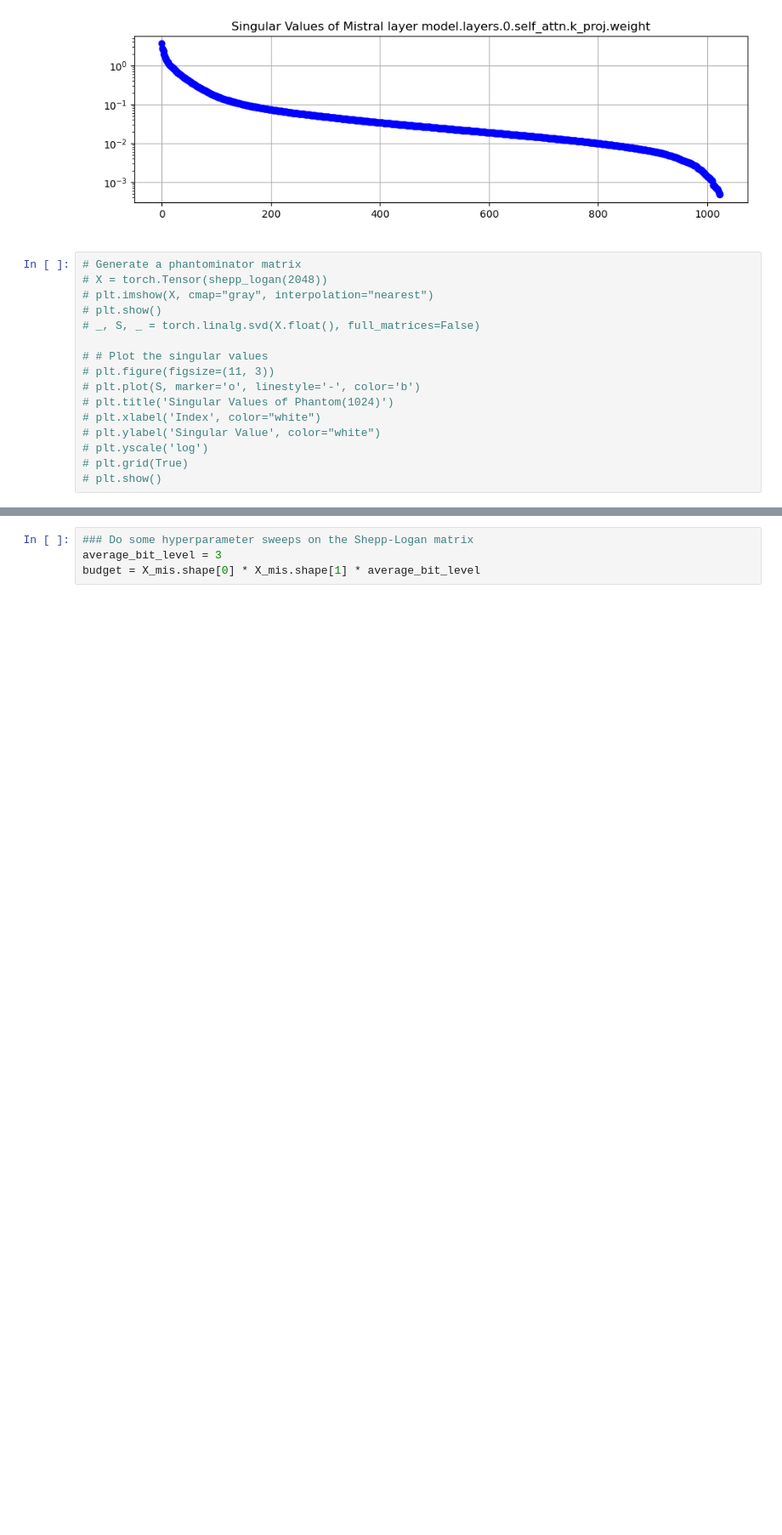
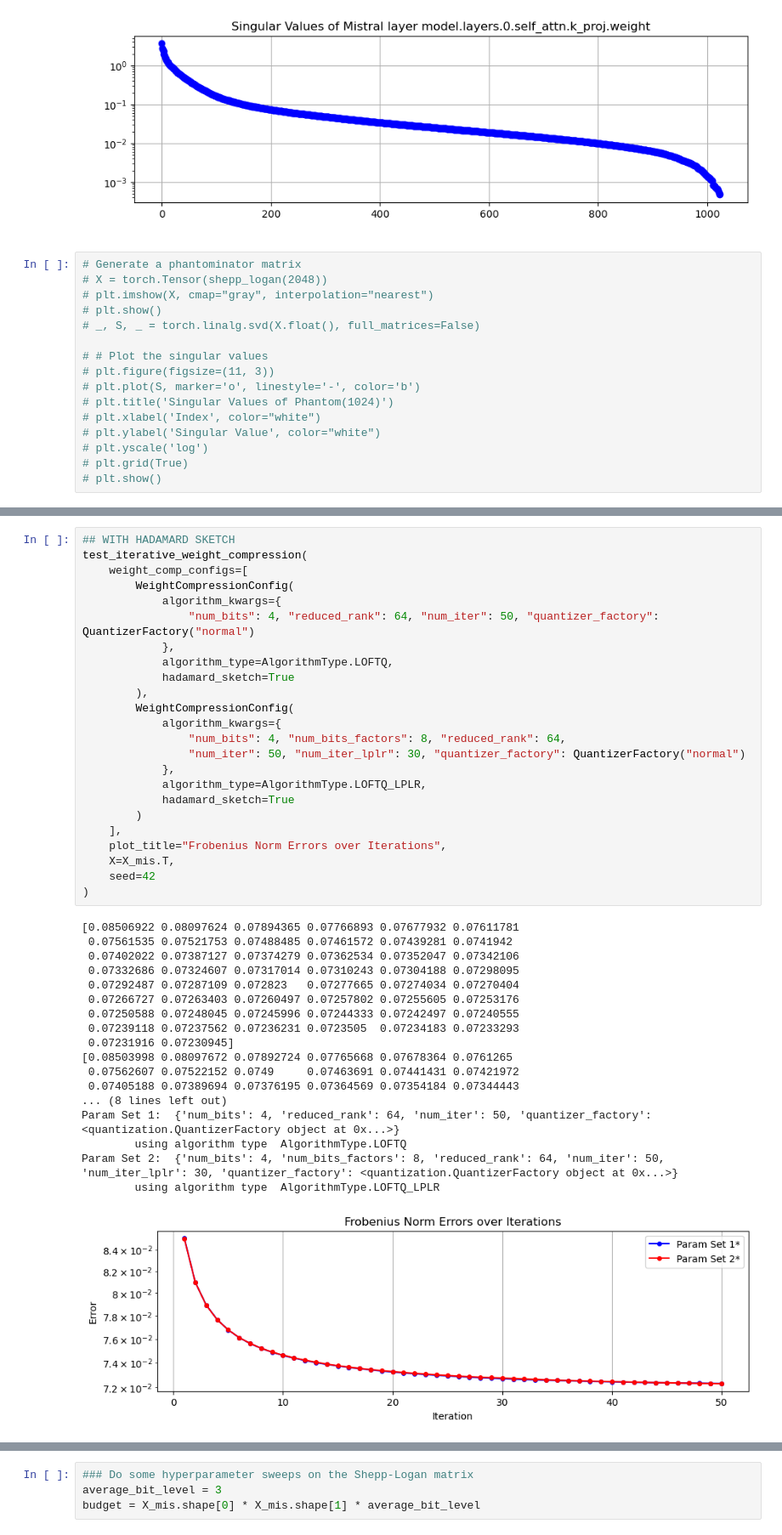
Before and after one commit to pilancilab/caldera, a Jupyter notebook: naomi/notebooks/mixed_lplr.ipynb, the cells around one changed output, grey strips where cells are left out. Shown: that part at 85% size. Saved outputs shown, nothing was run; the diff lists cells and outputs as text; blank space fills up the shorter version.

```diff
--- a/naomi/notebooks/mixed_lplr.ipynb
+++ b/naomi/notebooks/mixed_lplr.ipynb
@@ -157,3 +208,46 @@ def test_iterative_weight_compression(
+# %%
+## WITH HADAMARD SKETCH
+test_iterative_weight_compression(
+    weight_comp_configs=[
+        WeightCompressionConfig(
+            algorithm_kwargs={
+                "num_bits": 4, "reduced_rank": 64, "num_iter": 50, "quantizer_factory": QuantizerFactory("normal")
+            },
+            algorithm_type=AlgorithmType.LOFTQ,
+            hadamard_sketch=True
+        ),
+        WeightCompressionConfig(
+            algorithm_kwargs={
+                "num_bits": 4, "num_bits_factors": 8, "reduced_rank": 64,
+                "num_iter": 50, "num_iter_lplr": 30, "quantizer_factory": QuantizerFactory("normal")
+            },
+            algorithm_type=AlgorithmType.LOFTQ_LPLR,
+            hadamard_sketch=True
+        )
+    ],
+    plot_title="Frobenius Norm Errors over Iterations",
+    X=X_mis.T,
+    seed=42
+)
+# %% [output]
+[0.08506922 0.08097624 0.07894365 0.07766893 0.07677932 0.07611781
+ 0.07561535 0.07521753 0.07488485 0.07461572 0.07439281 0.0741942
+ 0.07402022 0.07387127 0.07374279 0.07362534 0.07352047 0.07342106
+ 0.07332686 0.07324607 0.07317014 0.07310243 0.07304188 0.07298095
+ 0.07292487 0.07287109 0.072823   0.07277665 0.07274034 0.07270404
+ 0.07266727 0.07263403 0.07260497 0.07257802 0.07255605 0.07253176
+ 0.07250588 0.07248045 0.07245996 0.07244333 0.07242497 0.07240555
+ 0.07239118 0.07237562 0.07236231 0.0723505  0.07234183 0.07233293
+ 0.07231916 0.07230945]
+[0.08503998 0.08097672 0.07892724 0.07765668 0.07678364 0.0761265
+ 0.07562607 0.07522152 0.0749     0.07463691 0.07441431 0.07421972
+ 0.07405188 0.07389694 0.07376195 0.07364569 0.07354184 0.07344443
+... (8 lines left out)
+Param Set 1:  {'num_bits': 4, 'reduced_rank': 64, 'num_iter': 50, 'quantizer_factory': <quantization.QuantizerFactory object at 0x...>}
+        using algorithm type  AlgorithmType.LOFTQ
+Param Set 2:  {'num_bits': 4, 'num_bits_factors': 8, 'reduced_rank': 64, 'num_iter': 50, 'num_iter_lplr': 30, 'quantizer_factory': <quantization.QuantizerFactory object at 0x...>}
+        using algorithm type  AlgorithmType.LOFTQ_LPLR
+[figure, added]
 # %%
 test_iterative_weight_compression(
     weight_comp_configs=[
```
Also changed, not shown: parts of 6 cells of this notebook, 3 other files.
